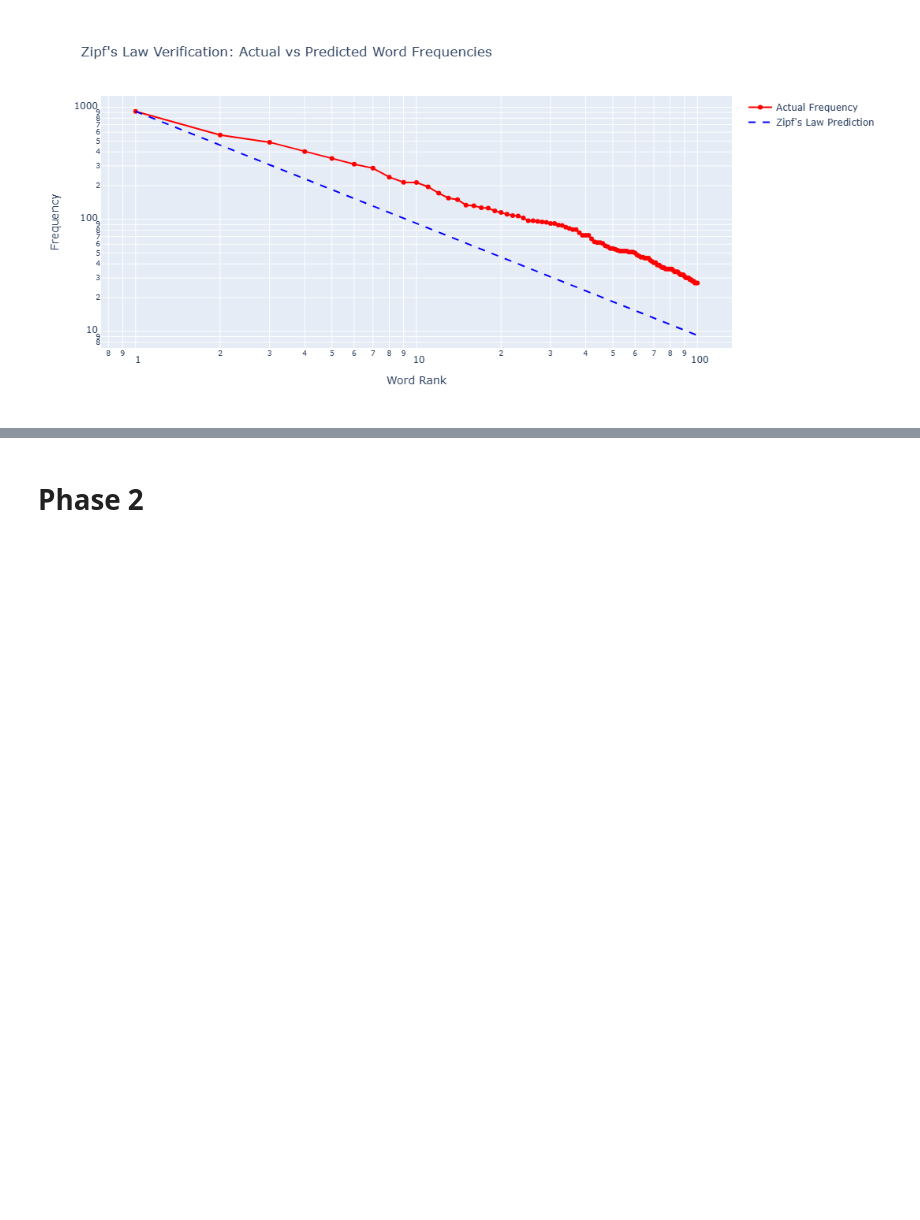
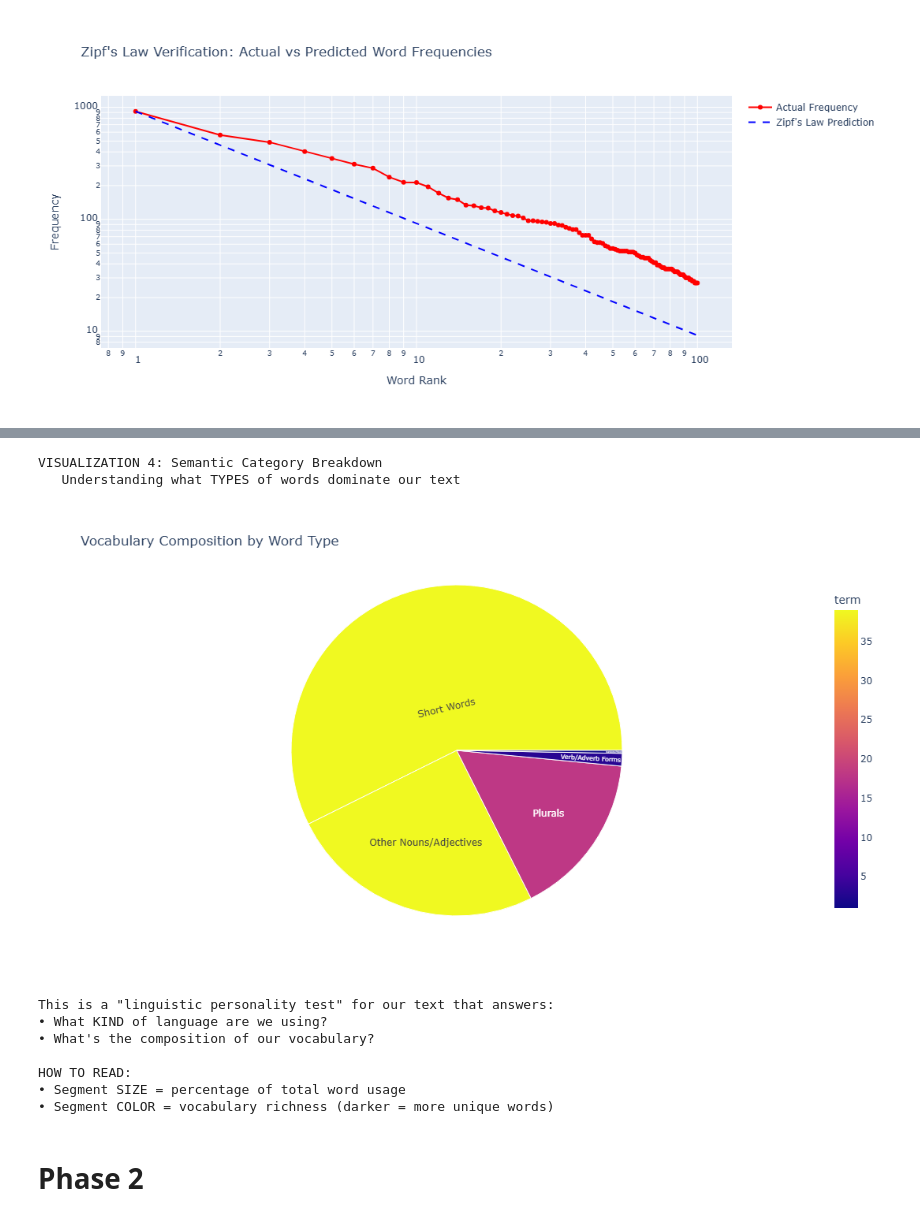
Before and after one commit to viajati/DM2025-Lab1-Exercise, a Jupyter notebook: DM2025-Lab1-Homework.ipynb, the cells around one changed output, grey strips where cells are left out. Drawn from its saved outputs; the diff is of its cells as text; code cells hidden in the pictures; blank space fills up the shorter version.

```diff
--- a/DM2025-Lab1-Homework.ipynb
+++ b/DM2025-Lab1-Homework.ipynb
@@ -846,3 +941,37 @@ This tests if our text follows the famous 'rank vs frequency' pattern found in m
+# %%
+print("VISUALIZATION 4: Semantic Category Breakdown")
+print("   Understanding what TYPES of words dominate our text")
+
+fig4 = px.sunburst(
+    category_stats,
+    path=['category'],
+    values='frequency',
+    color='term',
+    title="Vocabulary Composition by Word Type"
+)
+fig4.update_layout(height=600)
+fig4.show()
+
+print("""
+This is a "linguistic personality test" for our text that answers:
+• What KIND of language are we using?
+• What's the composition of our vocabulary?
+
+HOW TO READ:
+• Segment SIZE = percentage of total word usage
+• Segment COLOR = vocabulary richness (darker = more unique words)
+""")
+# %% [output]
+VISUALIZATION 4: Semantic Category Breakdown
+   Understanding what TYPES of words dominate our text
+[figure, added]
+This is a "linguistic personality test" for our text that answers:
+• What KIND of language are we using?
+• What's the composition of our vocabulary?
+
+HOW TO READ:
+• Segment SIZE = percentage of total word usage
+• Segment COLOR = vocabulary richness (darker = more unique words)
 # %% [markdown]
 # Phase 2
 # %%
```
Also changed, not shown: parts of 3 cells of this notebook.
